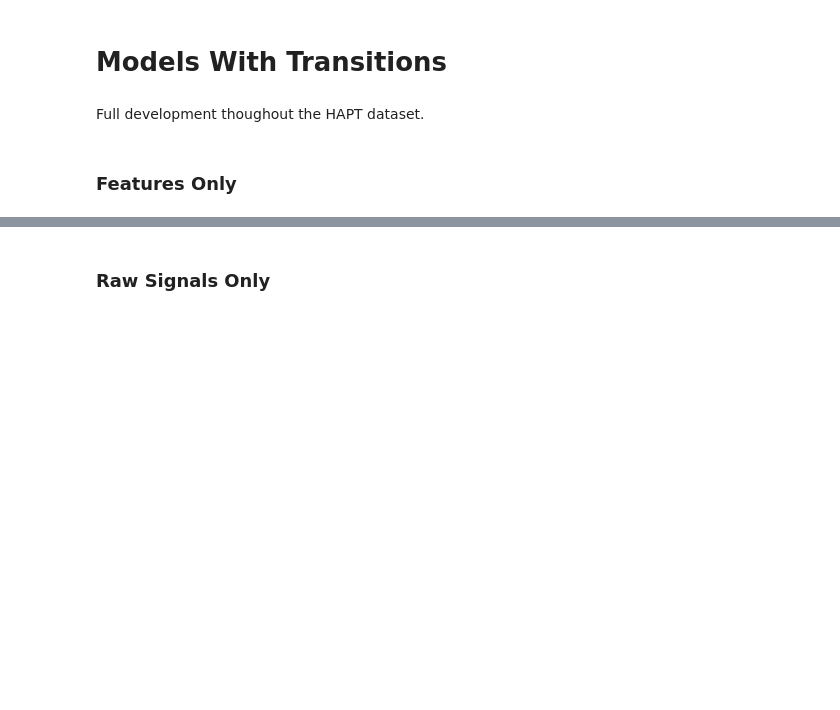
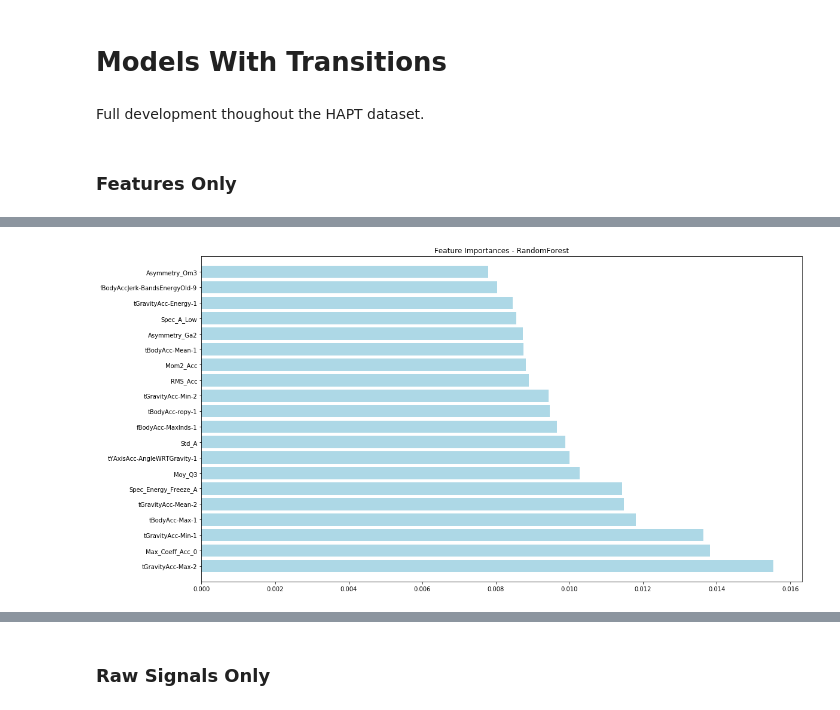
Before and after one commit to Coricos/ActivityRecognition, a Jupyter notebook: notebook.ipynb, the cells around one changed output, grey strips where cells are left out. Saved outputs shown, nothing was run; the diff lists cells and outputs as text; code cells hidden in the pictures; blank space fills up the shorter version.

```diff
--- a/notebook.ipynb
+++ b/notebook.ipynb
@@ -120,6 +170,10 @@ Models('RandomForest', show_mean=False).load_model().performance()
 | Rec | 0.949715 | 0.973790 | 0.987261 | 0.909524 | 0.935039 | 0.967626 | 0.998165 | 0.869565 | 1.0 | 0.843750 | 0.520000 | ... |
 | Pre | 0.949609 | 0.994636 | 0.987731 | 0.994814 | 0.991609 | 0.987856 | 1.000000 | 0.998537 | 1.0 | 0.995477 | 0.994513 | ... |
 | F1S | 0.949246 | 0.984103 | 0.987496 | 0.950259 | 0.962494 | 0.977636 | 0.999082 | 0.929599 | 1.0 | 0.913355 | 0.682922 | ... |
+# %%
+Models('RandomForest', show_mean=False).load_model().plot_importances()
+# %% [output]
+[figure, added]
 # %%
 Models('XGBoost', show_mean=False).load_model().performance()
 # %% [output]
```
Also changed, not shown: parts of 12 cells of this notebook.
